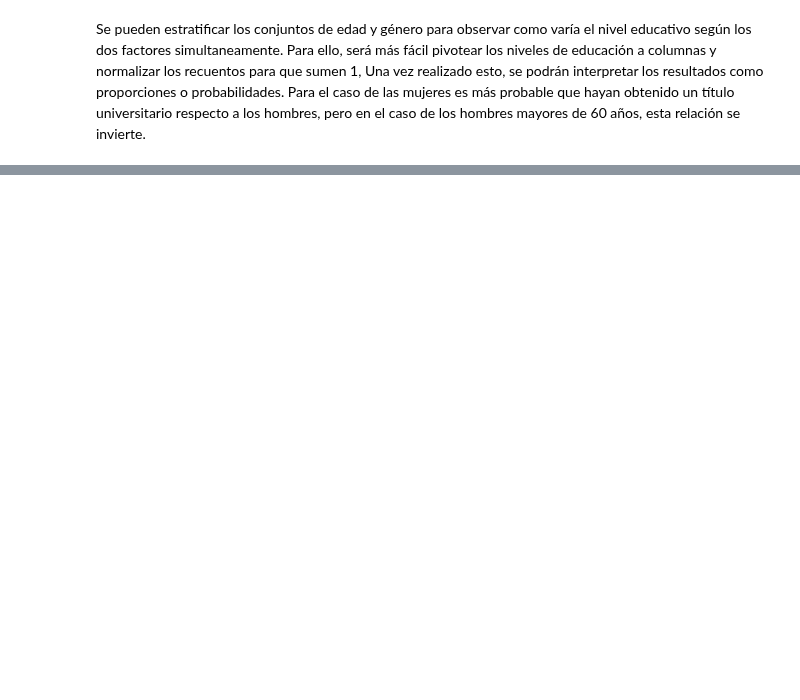
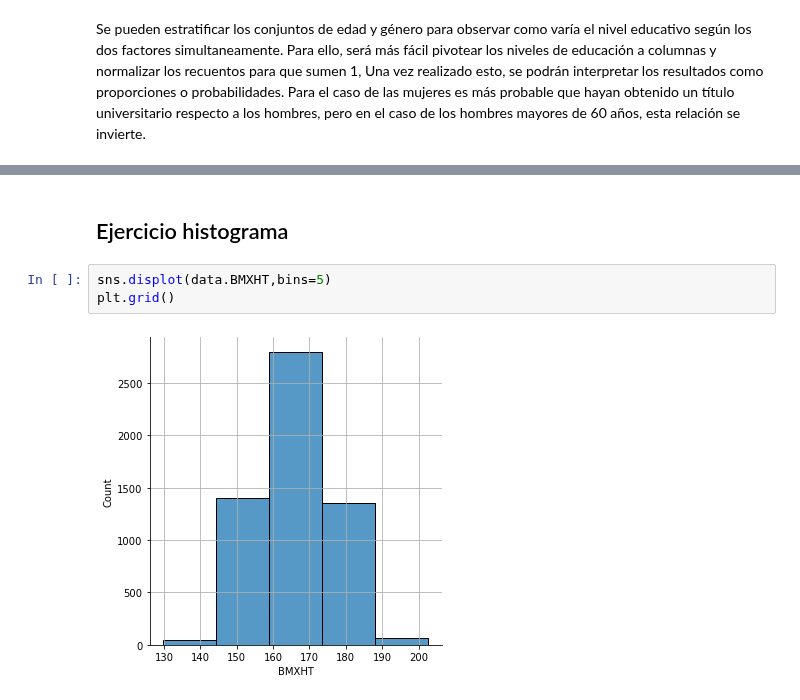
Before and after one commit to onavarrete04/Introduccion-Ciencia-Datos, a Jupyter notebook: Caso Univariable NHANES.ipynb, the cells around one changed output, grey strips where cells are left out. Drawn from its saved outputs; the diff is of its cells as text; blank space fills up the shorter version.

Commit message:
Ejercicios en caso univariable

```diff
--- a/Caso Univariable NHANES.ipynb
+++ b/Caso Univariable NHANES.ipynb
@@ -358,0 +506,7 @@ agegrp   RIAGENDRx
+# %% [markdown]
+## Ejercicio histograma
+# %%
+sns.displot(data.BMXHT,bins=5)
+plt.grid()
+# %% [output]
+[figure, added]
```
Also changed, not shown: parts of 25 cells of this notebook.
